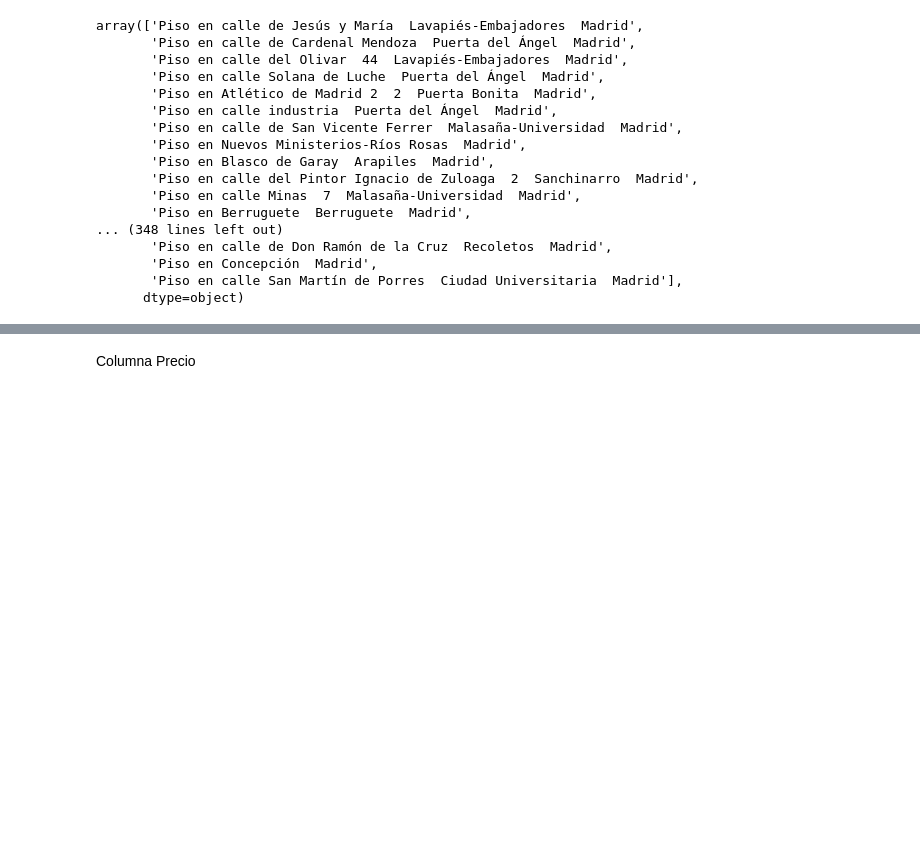
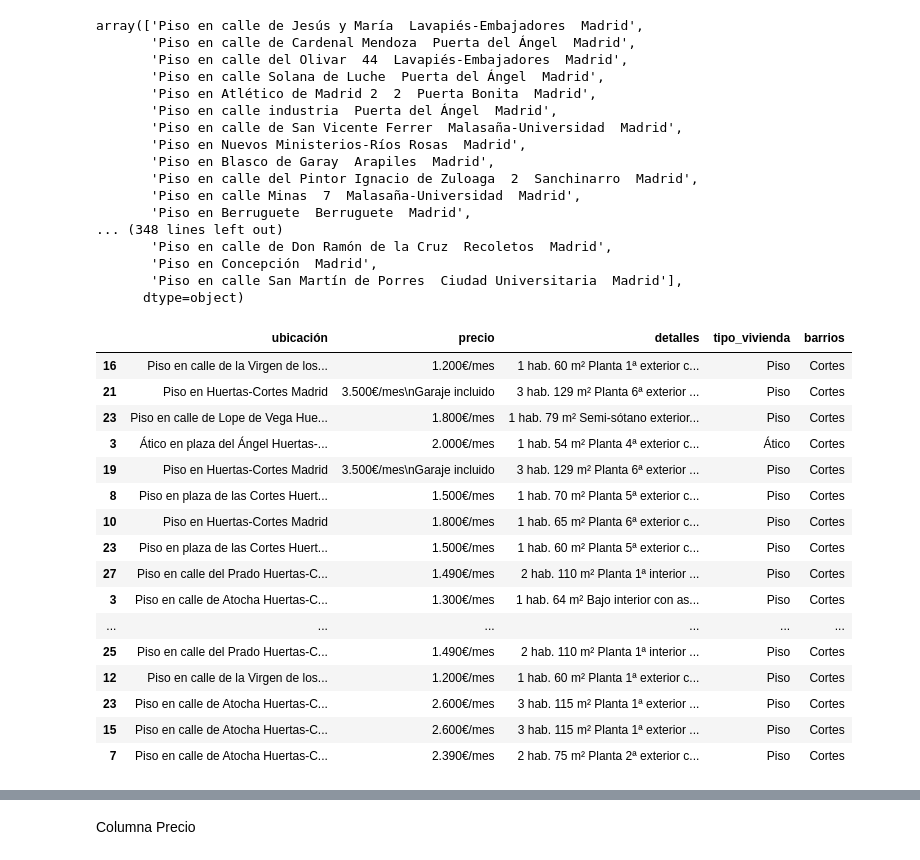
Before and after one commit to filokaizen/Rent-in-Madrid, a Jupyter notebook: Jupyters/main.ipynb, the cells around one changed output, grey strips where cells are left out. Cells and saved outputs as stored; diff of their text form; code cells hidden in the pictures; blank space fills up the shorter version.

```diff
--- a/Jupyters/main.ipynb
+++ b/Jupyters/main.ipynb
@@ -127,0 +110,20 @@ barrios_madrid = ['Arganzuela', 'Acacias', 'Atocha', 'Chopera', 'Delicias', 'Imp
+# %%
+data[data['ubicación'].str.contains('Cortes', case=False)]
+# %% [output]
+|  | ubicación | precio | detalles | tipo_vivienda | barrios |
+| 16 | Piso en calle de la Virgen de los... | 1.200€/mes | 1 hab. 60 m² Planta 1ª exterior c... | Piso | Cortes |
+| 21 | Piso en Huertas-Cortes Madrid | 3.500€/mes\nGaraje incluido | 3 hab. 129 m² Planta 6ª exterior ... | Piso | Cortes |
+| 23 | Piso en calle de Lope de Vega Hue... | 1.800€/mes | 1 hab. 79 m² Semi-sótano exterior... | Piso | Cortes |
+| 3 | Ático en plaza del Ángel Huertas-... | 2.000€/mes | 1 hab. 54 m² Planta 4ª exterior c... | Ático | Cortes |
+| 19 | Piso en Huertas-Cortes Madrid | 3.500€/mes\nGaraje incluido | 3 hab. 129 m² Planta 6ª exterior ... | Piso | Cortes |
+| 8 | Piso en plaza de las Cortes Huert... | 1.500€/mes | 1 hab. 70 m² Planta 5ª exterior c... | Piso | Cortes |
+| 10 | Piso en Huertas-Cortes Madrid | 1.800€/mes | 1 hab. 65 m² Planta 6ª exterior c... | Piso | Cortes |
+| 23 | Piso en plaza de las Cortes Huert... | 1.500€/mes | 1 hab. 60 m² Planta 5ª exterior c... | Piso | Cortes |
+| 27 | Piso en calle del Prado Huertas-C... | 1.490€/mes | 2 hab. 110 m² Planta 1ª interior ... | Piso | Cortes |
+| 3 | Piso en calle de Atocha Huertas-C... | 1.300€/mes | 1 hab. 64 m² Bajo interior con as... | Piso | Cortes |
+| ... | ... | ... | ... | ... | ... |
+| 25 | Piso en calle del Prado Huertas-C... | 1.490€/mes | 2 hab. 110 m² Planta 1ª interior ... | Piso | Cortes |
+| 12 | Piso en calle de la Virgen de los... | 1.200€/mes | 1 hab. 60 m² Planta 1ª exterior c... | Piso | Cortes |
+| 23 | Piso en calle de Atocha Huertas-C... | 2.600€/mes | 3 hab. 115 m² Planta 1ª exterior ... | Piso | Cortes |
+| 15 | Piso en calle de Atocha Huertas-C... | 2.600€/mes | 3 hab. 115 m² Planta 1ª exterior ... | Piso | Cortes |
+| 7 | Piso en calle de Atocha Huertas-C... | 2.390€/mes | 2 hab. 75 m² Planta 2ª exterior c... | Piso | Cortes |
```
Also changed, not shown: parts of 14 cells of this notebook.
